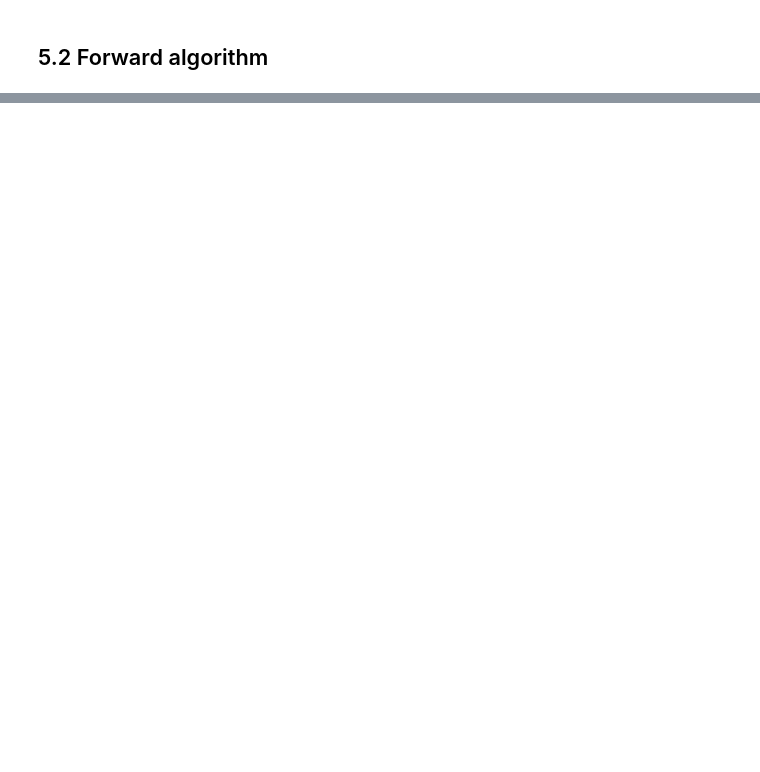
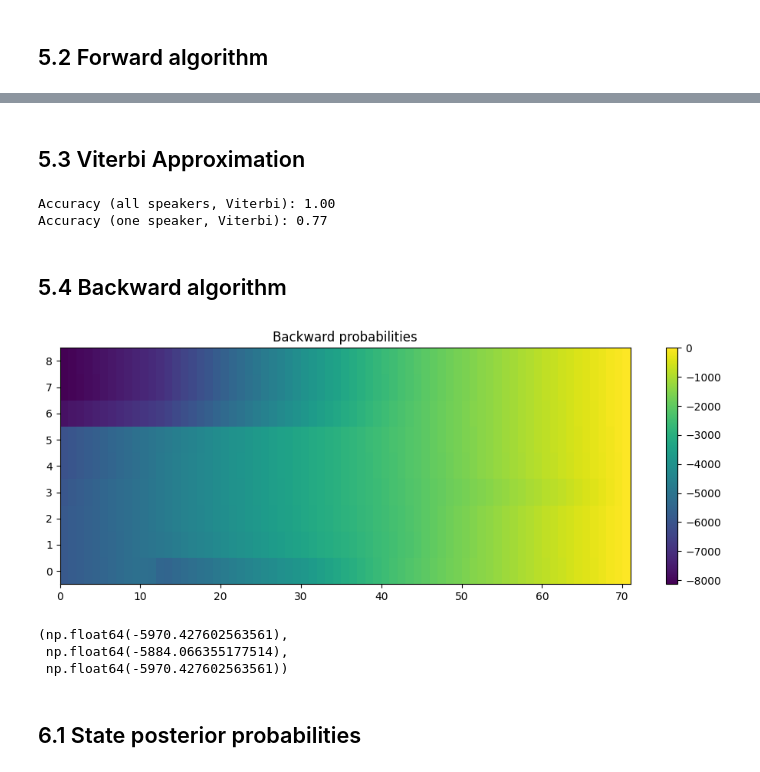
Before and after one commit to celdot/Speech_Speaker_Recognition, a Jupyter notebook: Assignements/lab2/lab2.ipynb, the cells around one changed output, grey strips where cells are left out. Cells and saved outputs as stored; diff of their text form; code cells hidden in the pictures; blank space fills up the shorter version.

```diff
--- a/Assignements/lab2/lab2.ipynb
+++ b/Assignements/lab2/lab2.ipynb
@@ -96,28 +98 @@ assert np.allclose(log_alpha, example['logalpha'])
 [figure]
-# %%
-def backward(log_emlik, log_startprob, log_transmat):
-    """Backward (beta) probabilities in log domain.
-
-    Args:
-        log_emlik: NxM array of emission log likelihoods, N frames, M states
-        log_startprob: log probability to start in state i
-        log_transmat: transition log probability from state i to j
-
-    Output:
-        backward_prob: NxM array of backward log probabilities for each of the M states in the model
-    """
-    backward_prob = np.zeros(log_emlik.shape)
-    N, M = log_emlik.shape
-    backward_prob[-1] = 0
-    for n in range(N-2, -1, -1):
-        for i in range(M):
-            backward_prob[n, i] = logsumexp(log_emlik[n+1] + log_transmat[i] + backward_prob[n+1])
-    return backward_prob
-
-log_beta = backward(obsloglik, np.log(wordHMMs['o']['startprob'])[:-1], np.log(wordHMMs['o']['transmat'][:-1, :-1]))
-plt.figure(figsize=(12, 4))
-plt.pcolormesh(log_beta.T)
-plt.yticks(np.arange(9) + 0.5, np.arange(9))
-plt.colorbar()
-
-assert np.allclose(log_beta, example['logbeta'])
@@ -191,0 +163,2 @@ Text(0.5, 1.0, 'State posterior probabilities')
+# %% [markdown]
+## 5.3 Viterbi Approximation
@@ -191,0 +183,47 @@ Text(0.5, 1.0, 'State posterior probabilities')
+# %%
+pred_all_viterbi = max_lik_pred(lik_all_viterbi, wordHMMs_all)
+pred_one_viterbi = max_lik_pred(lik_one_viterbi, wordHMMs_one)
+
+acc_all_viterbi = accuracy(pred_all_viterbi, data)
+acc_one_viterbi = accuracy(pred_one_viterbi, data)
+
+print(f"Accuracy (all speakers, Viterbi): {acc_all_viterbi:.2f}")
+print(f"Accuracy (one speaker, Viterbi): {acc_one_viterbi:.2f}")
+# %% [output]
+Accuracy (all speakers, Viterbi): 1.00
+Accuracy (one speaker, Viterbi): 0.77
+# %% [markdown]
+## 5.4 Backward algorithm
+# %%
+log_beta = backward(
+    log_multivariate_normal_density_diag(
+        example['lmfcc'], wordHMMs_one['o']['means'], wordHMMs_one['o']['covars']),
+    np.log(wordHMMs_one['o']['startprob'])[:-1],
+    np.log(wordHMMs_one['o']['transmat'][:-1, :-1])
+)
+plt.figure(figsize=(12, 4))
+plt.pcolormesh(log_beta.T)
+plt.yticks(np.arange(9) + 0.5, np.arange(9))
+plt.colorbar()
+plt.title("Backward probabilities")
+
+assert np.allclose(log_beta, example['logbeta'])
+# %% [output]
+[figure, added]
+# %%
+def sequence_likelihood_backward(log_beta, log_start_probs):
+    """
+    Compute the sequence likelihood given the backward probabilities (log_beta).
+    """
+    return logsumexp(log_beta[0] + log_start_probs)
+
+loglik_forward = sequence_likelihood_forward(log_alpha)
+loglik_backward = sequence_likelihood_backward(log_beta, np.log(wordHMMs_one['o']['startprob'][:-1]))
+
+example['loglik'], loglik_backward, loglik_forward
+# %% [output]
+(np.float64(-5970.427602563561),
+ np.float64(-5884.066355177514),
+ np.float64(-5970.427602563561))
+# %% [markdown]
+## 6.1 State posterior probabilities
```
Also changed, not shown: parts of 20 cells of this notebook, 1 other file.
